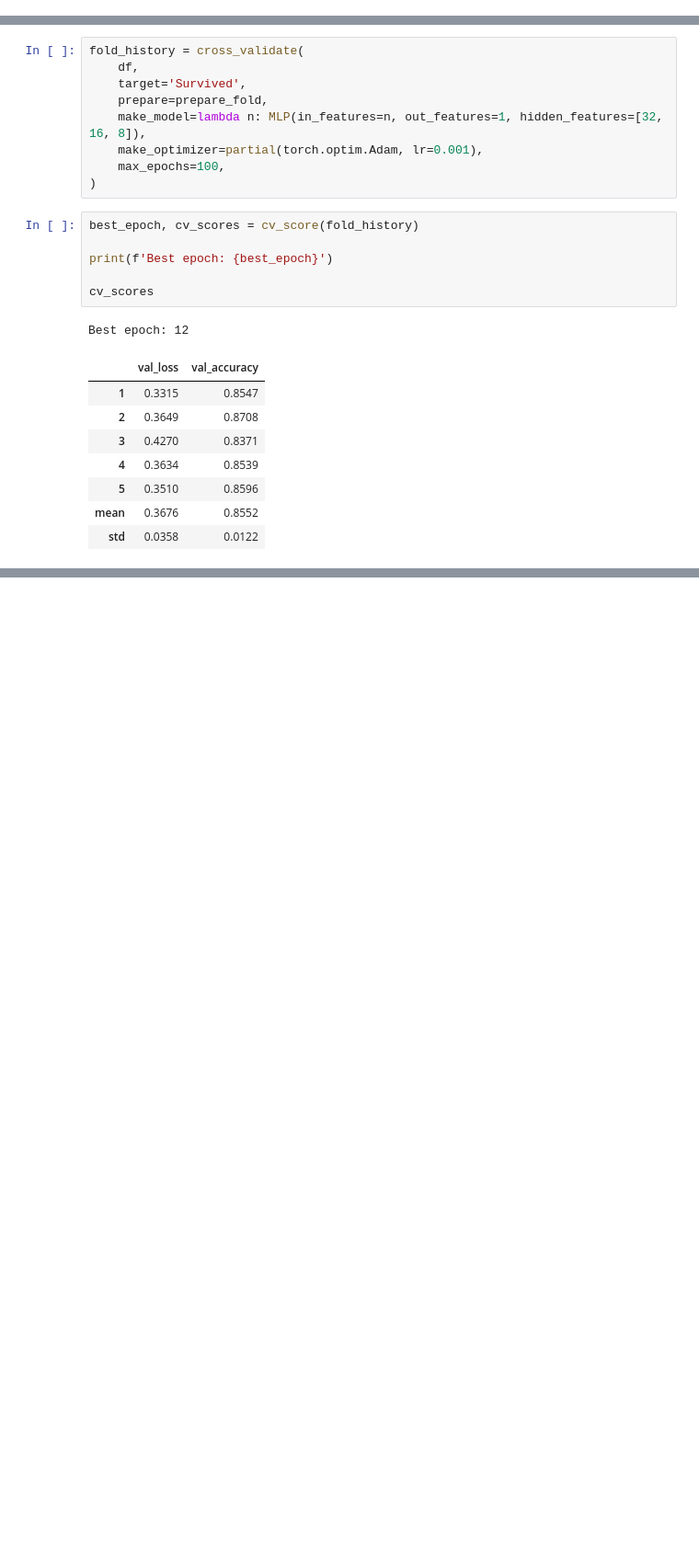
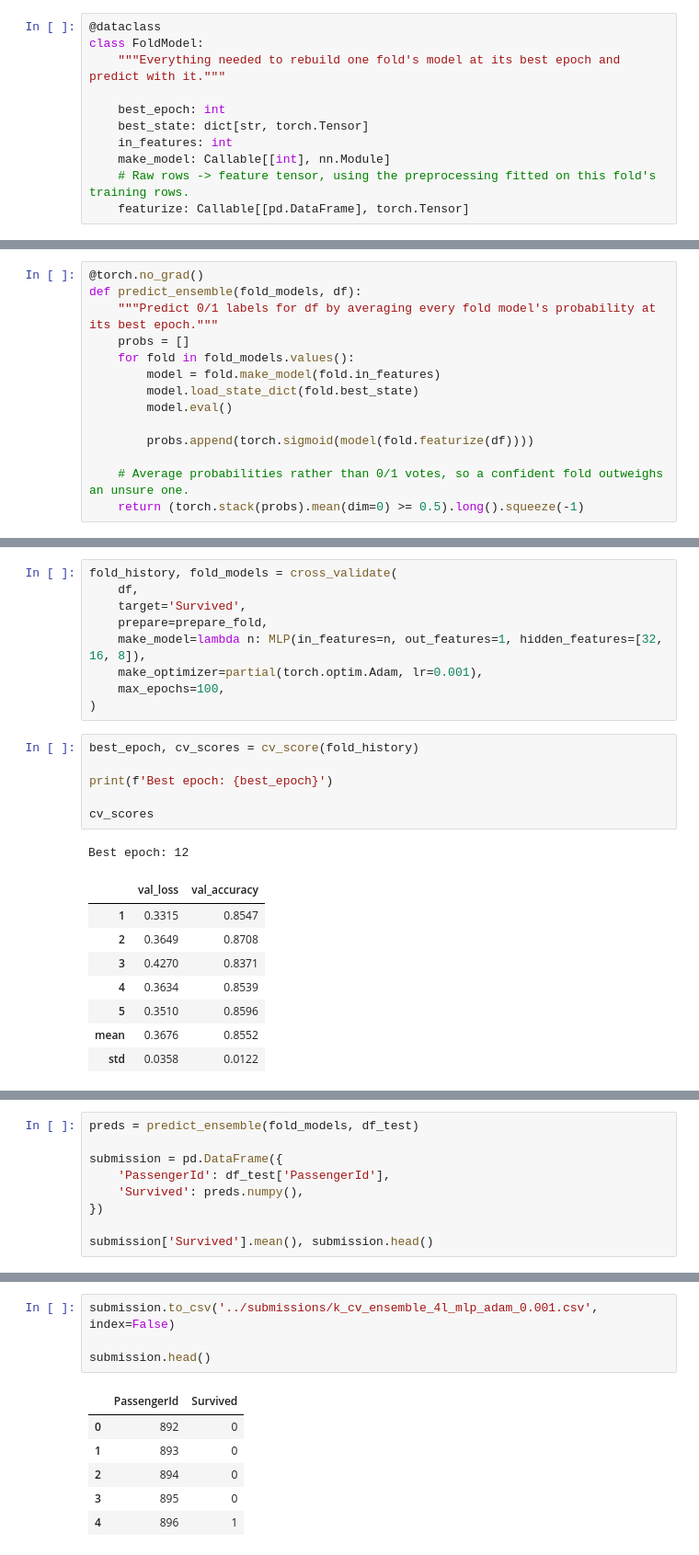
Before and after one commit to leoAshu/kaggle-kit, a Jupyter notebook: competitions/titanic/notebooks/04_k_fold_cv.ipynb, the cells around one changed output, grey strips where cells are left out. Shown at 92% size. Saved outputs shown, nothing was run; the diff lists cells and outputs as text; blank space fills up the shorter version.

Commit message:
implement k-fold ensemble using trainer's best model state

```diff
--- a/competitions/titanic/notebooks/04_k_fold_cv.ipynb
+++ b/competitions/titanic/notebooks/04_k_fold_cv.ipynb
@@ -150,3 +157,14 @@ def prepare_fold(df_train, df_val):
+# %%
+@dataclass
+class FoldModel:
+    """Everything needed to rebuild one fold's model at its best epoch and predict with it."""
+
+    best_epoch: int
+    best_state: dict[str, torch.Tensor]
+    in_features: int
+    make_model: Callable[[int], nn.Module]
+    # Raw rows -> feature tensor, using the preprocessing fitted on this fold's training rows.
+    featurize: Callable[[pd.DataFrame], torch.Tensor]
 # %%
 def cross_validate(
     df,
@@ -201,6 +228,20 @@ def cv_score(fold_history):
     }).rename_axis('fold')
 
     return best_epoch + 1, pd.concat([scores, scores.agg(['mean', 'std'])]).round(4)
+# %%
+@torch.no_grad()
+def predict_ensemble(fold_models, df):
+    """Predict 0/1 labels for df by averaging every fold model's probability at its best epoch."""
+    probs = []
+    for fold in fold_models.values():
+        model = fold.make_model(fold.in_features)
+        model.load_state_dict(fold.best_state)
+        model.eval()
+
+        probs.append(torch.sigmoid(model(fold.featurize(df))))
+
+    # Average probabilities rather than 0/1 votes, so a confident fold outweighs an unsure one.
+    return (torch.stack(probs).mean(dim=0) >= 0.5).long().squeeze(-1)
 # %% [markdown]
 ## Linear Classifier: Adam, lr=0.01, epochs=100
 # %%
@@ -299,7 +340,7 @@ Best epoch: 11
 # %% [markdown]
 ## 4-Layer MLP:  Adam, lr=0.001, epochs=100
 # %%
-fold_history = cross_validate(
+fold_history, fold_models = cross_validate(
     df,
     target='Survived',
     prepare=prepare_fold,
@@ -352,0 +383,9 @@ Best epoch: 3
+# %%
+preds = predict_ensemble(fold_models, df_test)
+
+submission = pd.DataFrame({
+    'PassengerId': df_test['PassengerId'],
+    'Survived': preds.numpy(),
+})
+
+submission['Survived'].mean(), submission.head()
@@ -352,0 +400,11 @@ Best epoch: 3
+# %%
+submission.to_csv('../submissions/k_cv_ensemble_4l_mlp_adam_0.001.csv', index=False)
+
+submission.head()
+# %% [output]
+|  | PassengerId | Survived |
+| 0 | 892 | 0 |
+| 1 | 893 | 0 |
+| 2 | 894 | 0 |
+| 3 | 895 | 0 |
+| 4 | 896 | 1 |
```
Also changed, not shown: parts of 13 cells of this notebook.
